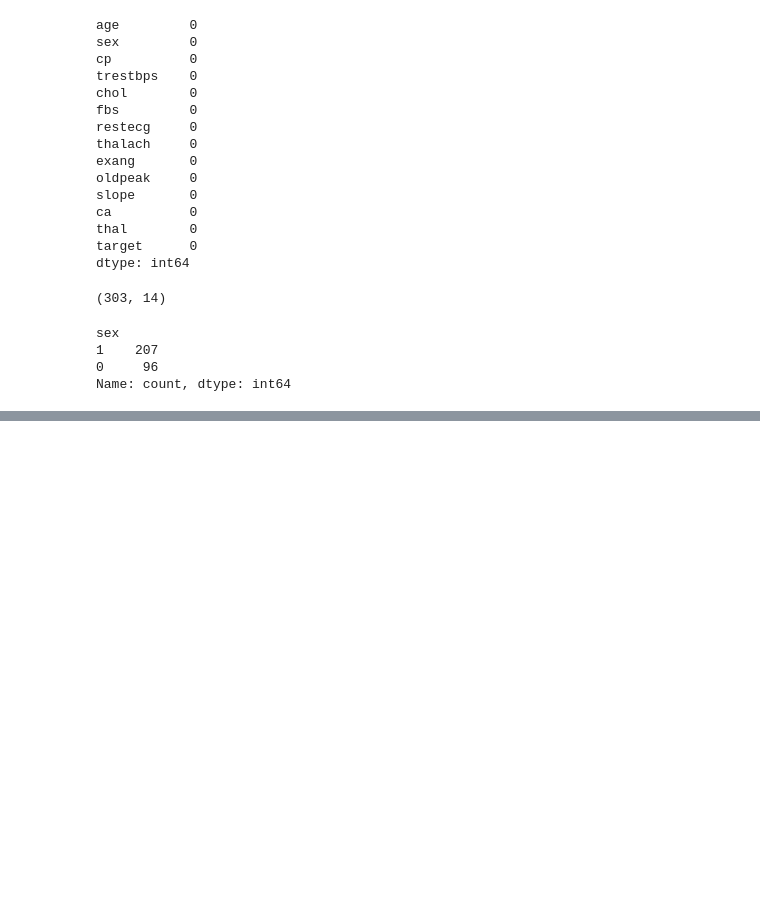
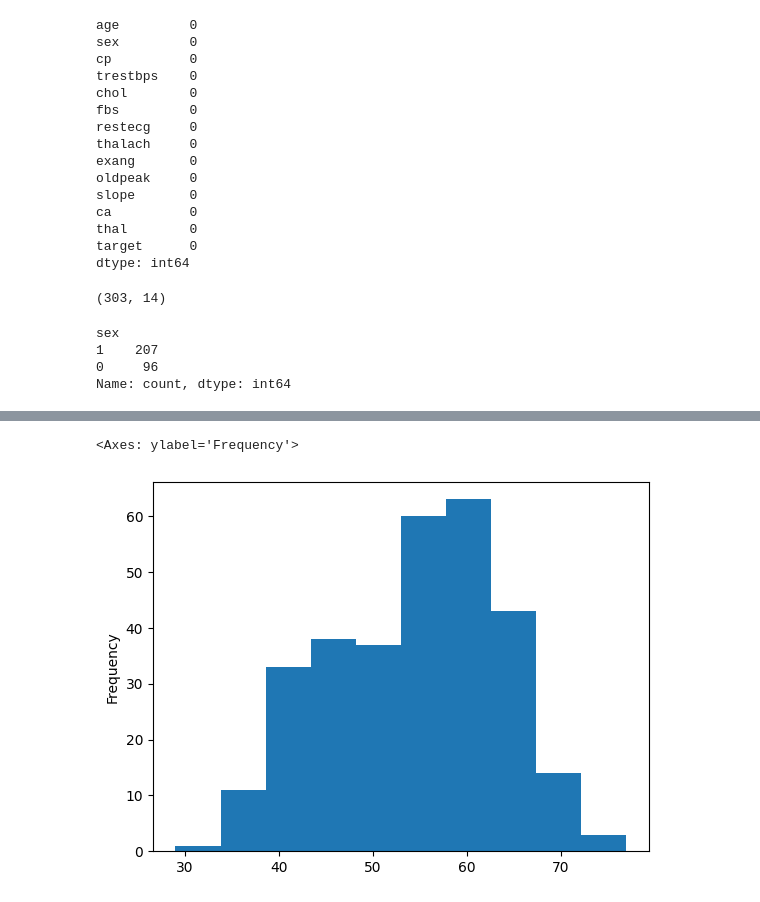
Before and after one commit to abdrhmnre/End-to-end-Heart-Disease-Machine-Learning-project, a Jupyter notebook: workspace/project.ipynb, the cells around one changed output, grey strips where cells are left out. Saved outputs shown, nothing was run; the diff lists cells and outputs as text; code cells hidden in the pictures; blank space fills up the shorter version.

```diff
--- a/workspace/project.ipynb
+++ b/workspace/project.ipynb
@@ -64,0 +85,5 @@ plt.legend(["female","male"])
+# %%
+df.age.plot.hist()
+# %% [output]
+<Axes: ylabel='Frequency'>
+[figure, added]
```
Also changed, not shown: parts of 6 cells of this notebook.
